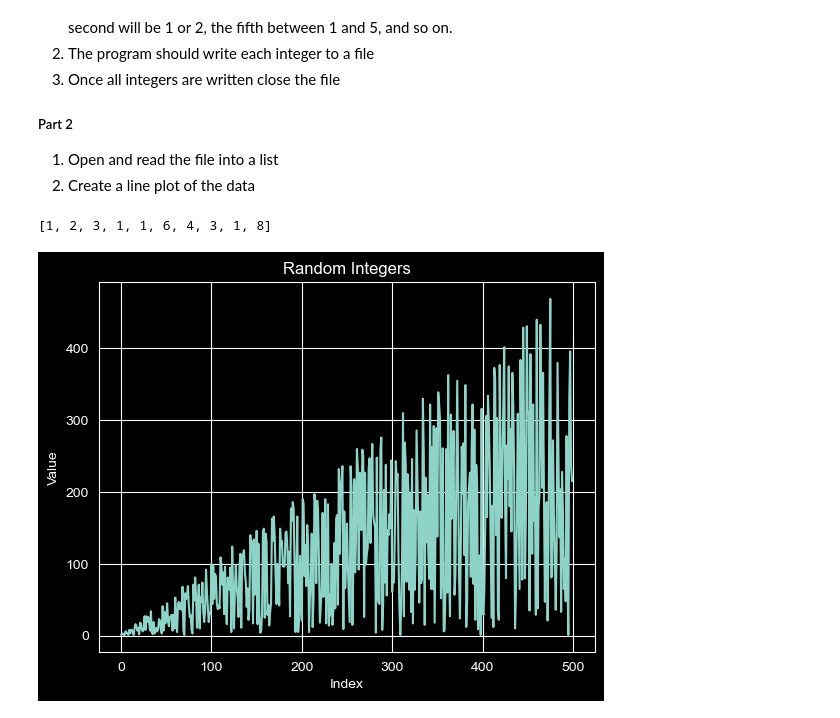
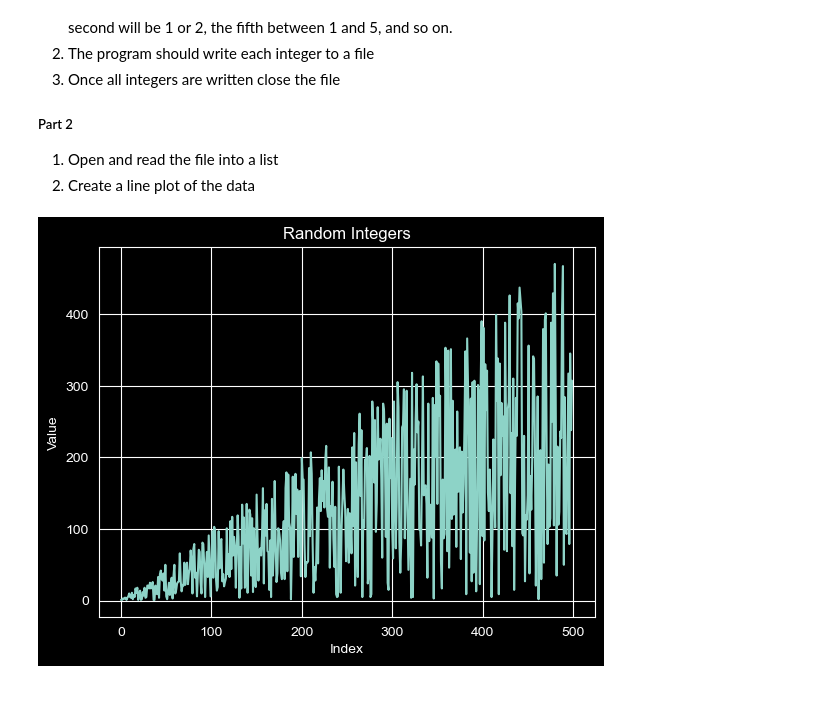
Before and after one commit to jessica2003008-wq/OIM3641_SP26_jessica, a Jupyter notebook: 02-python_concepts.ipynb, the cells around one changed output. Drawn from its saved outputs; the diff is of its cells as text; code cells hidden in the pictures.

```diff
--- a/02-python_concepts.ipynb
+++ b/02-python_concepts.ipynb
@@ -177,29 +177,25 @@ for v in values:
 2. Create a line plot of the data
 # %%
 import random
+filename = "random_numbers.txt"
 
-with open("random_numbers.txt", "w") as f:
+with open(filename, "w") as f:
     for n in range(1, 501):
-        num = random.randint(1, n)
-        f.write(str(num) + "\n")
+        x = random.randint(1, n)
+        f.write(str(x) + "\n")
 # %%
-numbers = []
-
-with open("random_numbers.txt", "r") as f:
+nums = []
+with open(filename, "r") as f:
     for line in f:
-        numbers.append(int(line.strip()))
-
-numbers[:10]
+        nums.append(int(line.strip()))
-# %% [output]
-[1, 2, 3, 1, 1, 6, 4, 3, 1, 8]
 # %%
 import matplotlib.pyplot as plt
 
-plt.plot(numbers)
+plt.plot(nums)
 plt.title("Random Integers")
 plt.xlabel("Index")
 plt.ylabel("Value")
 plt.show()
 # %% [output]
-[figure, old version]
+[figure, new version]
 # %%
```
Also changed, not shown: parts of 1 cell of this notebook, 1 other file.
